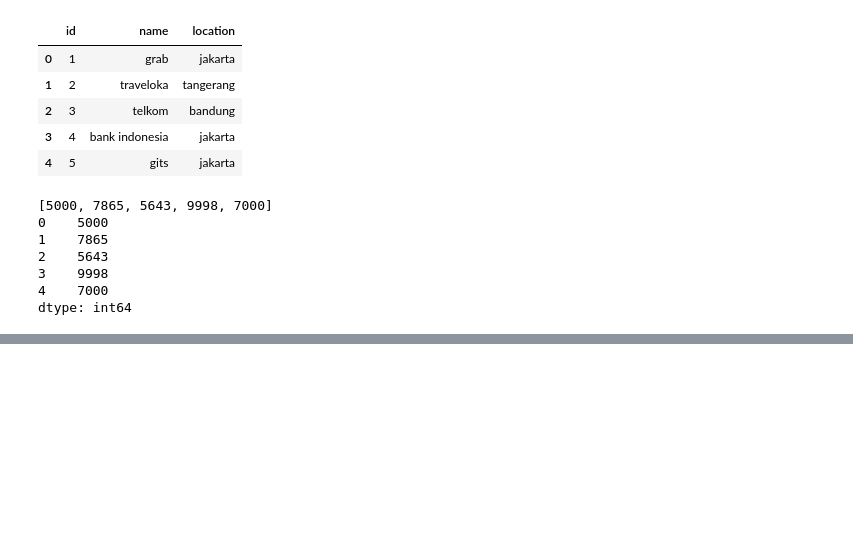
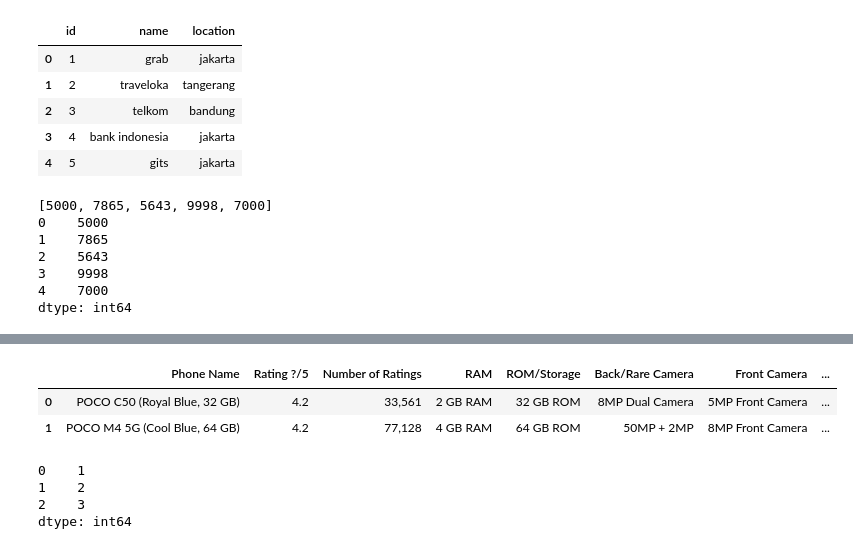
Before and after one commit to muhamadirkham21/Learning-journey, a Jupyter notebook: learn-python/ADVANCED/DATA ANALYTICS/pandas.ipynb, the cells around one changed output, grey strips where cells are left out. Cells and saved outputs as stored; diff of their text form; code cells hidden in the pictures; blank space fills up the shorter version.

```diff
--- a/learn-python/ADVANCED/DATA ANALYTICS/pandas.ipynb
+++ b/learn-python/ADVANCED/DATA ANALYTICS/pandas.ipynb
@@ -46,0 +99,20 @@ mobile_prices.head()
+# %%
+#menggunakan iloc
+#perbedaanya terletak pada batas indexingnya dan iloc idexnya harus ineteger
+second = mobile_prices.iloc[:2]
+second
+# %% [output]
+|  | Phone Name | Rating ?/5 | Number of Ratings | RAM | ROM/Storage | Back/Rare Camera | Front Camera | ... |
+| 0 | POCO C50 (Royal Blue, 32 GB) | 4.2 | 33,561 | 2 GB RAM | 32 GB ROM | 8MP Dual Camera | 5MP Front Camera | ... |
+| 1 | POCO M4 5G (Cool Blue, 64 GB) | 4.2 | 77,128 | 4 GB RAM | 64 GB ROM | 50MP + 2MP | 8MP Front Camera | ... |
+# %%
+#indexing and slicing pada pd.series()
+#sama seperti list
+
+a = pd.Series([1, 2, 3, 4, 5])
+print(a[:3])
+# %% [output]
+0    1
+1    2
+2    3
+dtype: int64
```
Also changed, not shown: parts of 11 cells of this notebook, 1 other file.
